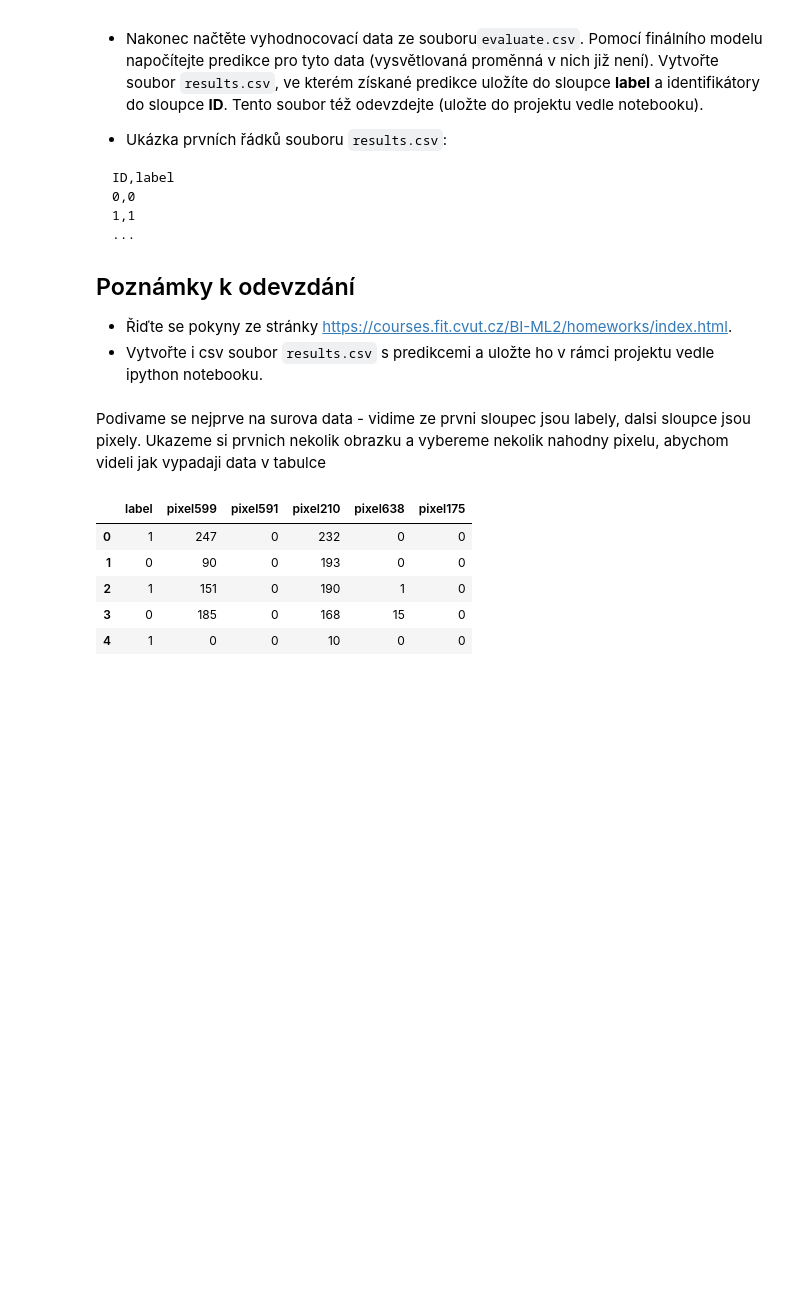
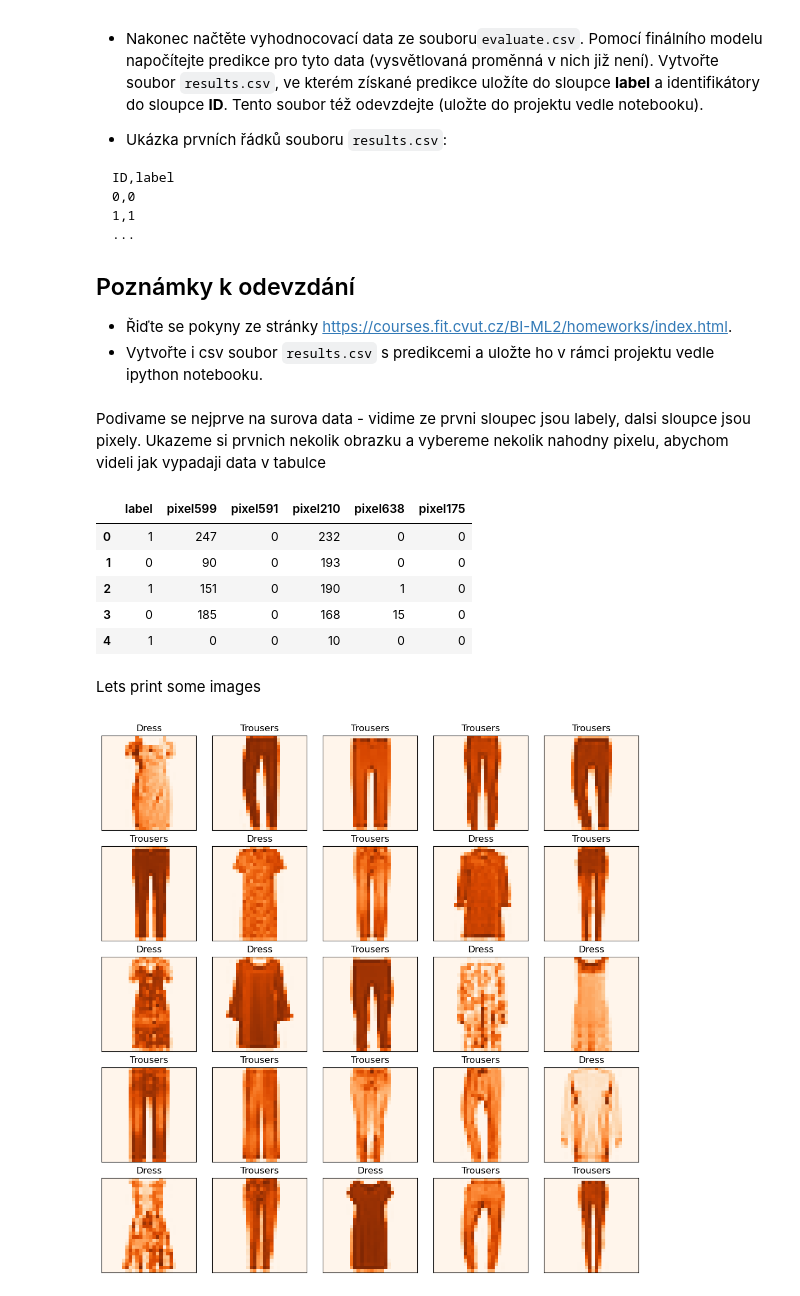
Before and after one commit to nickobard/Machine-Learning-II, a Jupyter notebook: 01/homework_01_B232.ipynb, the cells around one changed output. Drawn from its saved outputs; the diff is of its cells as text; code cells hidden in the pictures; blank space fills up the shorter version.

Commit message:
hw01: draw images

```diff
--- a/01/homework_01_B232.ipynb
+++ b/01/homework_01_B232.ipynb
@@ -77,3 +79,45 @@ display(selected_columns)
 | 2 | 1 | 151 | 0 | 190 | 1 | 0 |
 | 3 | 0 | 185 | 0 | 168 | 15 | 0 |
 | 4 | 1 | 0 | 0 | 10 | 0 | 0 |
+# %% [markdown]
+Lets print some images
+# %%
+def split_data(data):
+    labels = data['label']
+    images = data.drop('label', axis=1)
+    return labels, images
+
+
+df_labels, df_images = split_data(df_data)
+# %%
+def print_image(image, label):
+    image = image.to_numpy().reshape((28,28))
+
+    fig, ax = plt.subplots()
+    ax.imshow(image, cmap="Oranges", interpolation="nearest")
+    ax.set_xticks([])
+    ax.set_yticks([])
+    ax.set_title("Trousers" if label == 0 else "Dress")
+
+
+def print_images(images, y, shape, scale=1, rd_seed=None):
+    max_images = shape[0] * shape[1]
+    images_sample = images.sample(n=max_images, random_state=rd_seed)
+    labels_sample = y[images_sample.index]
+
+    labels = labels_sample.to_numpy()
+    images = images_sample.to_numpy()
+
+    fig = plt.figure(figsize=(scale * shape[1], scale * shape[0]), constrained_layout=True)
+    i = 0
+    while i < max_images and i < images.shape[0]:
+        ax = fig.add_subplot(shape[0], shape[1], i + 1, xticks=[], yticks=[])
+        image = images[i].reshape((28, 28))
+        ax.imshow(image, cmap="Oranges", interpolation="nearest")
+        ax.set_title("Trousers" if labels[i] == 0 else "Dress")
+        i += 1
+
+
+print_images(images=df_images, y=df_labels, scale=2, shape=(5, 5), rd_seed=random_seed)
+# %% [output]
+[figure, added]
```
Also changed, not shown: parts of 3 cells of this notebook.
